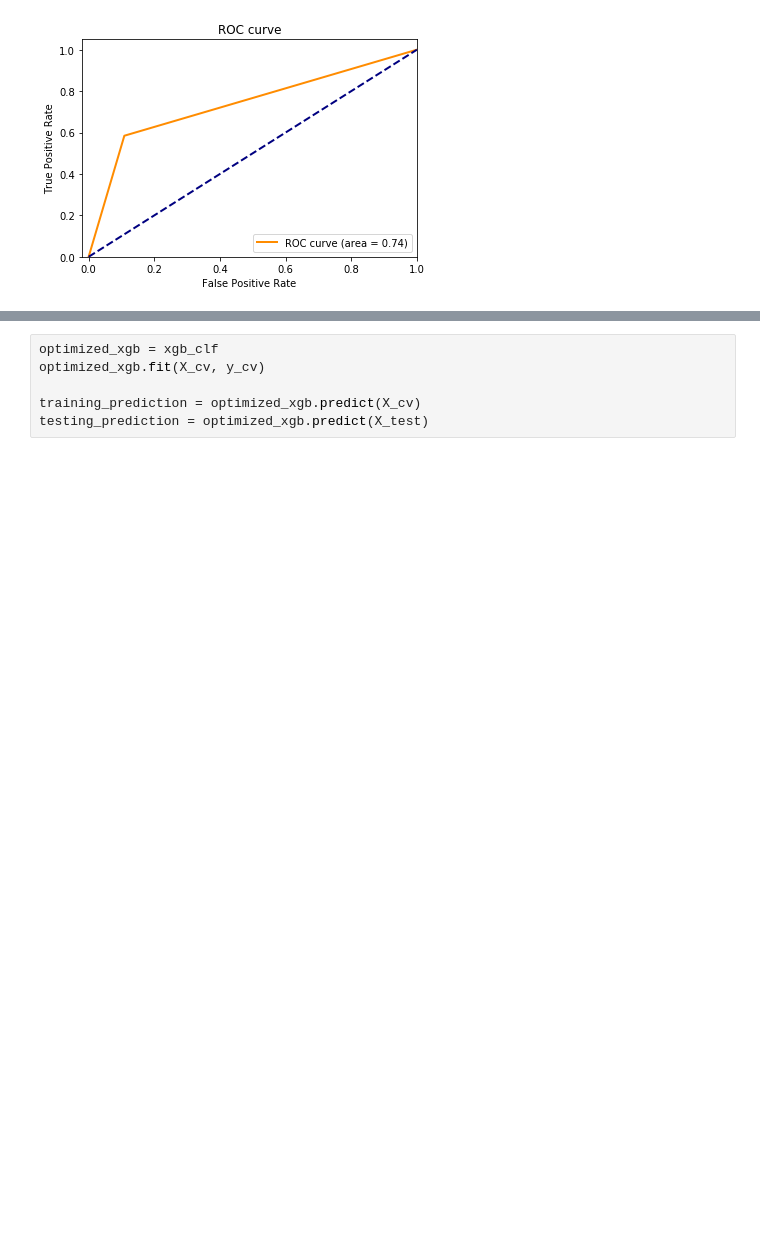
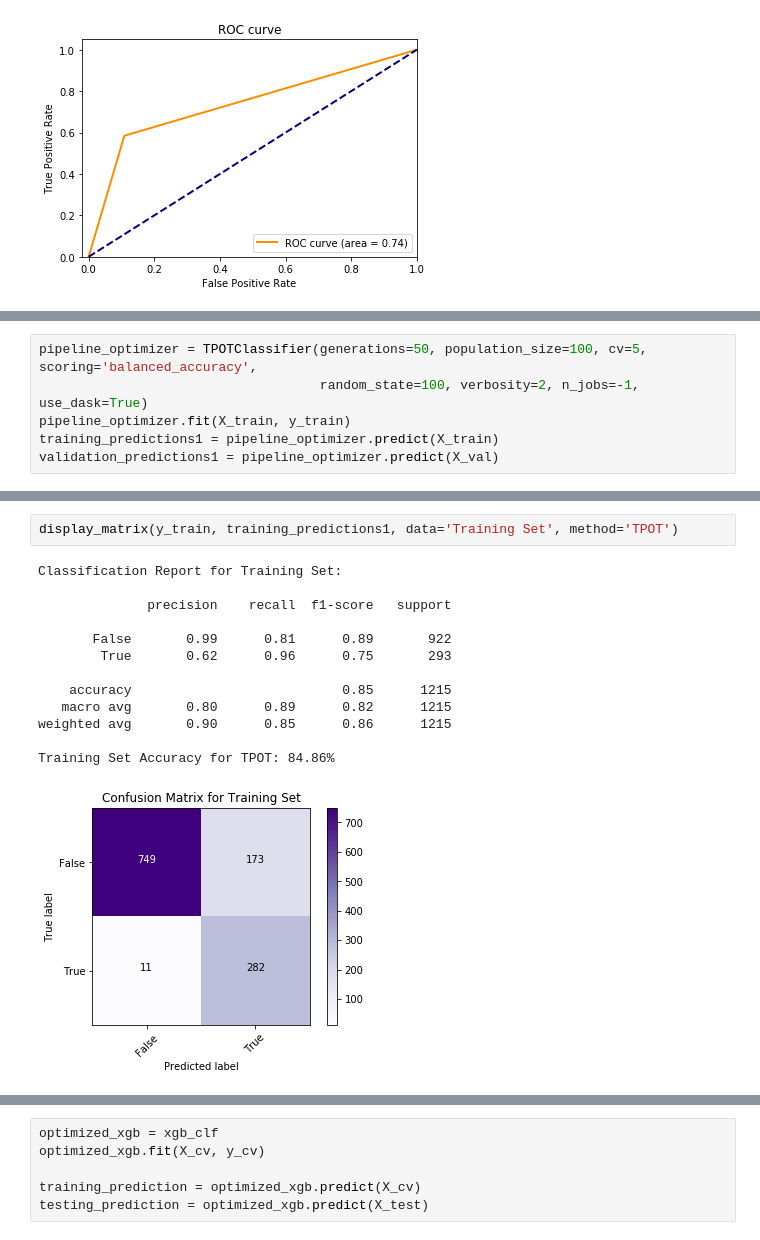
Before and after one commit to thomsu/Box_Office_Success, a Jupyter notebook: Box Office Success Classification.ipynb, the cells around one changed output, grey strips where cells are left out. Drawn from its saved outputs; the diff is of its cells as text; blank space fills up the shorter version.

```diff
--- a/Box Office Success Classification.ipynb
+++ b/Box Office Success Classification.ipynb
@@ -1247,0 +1270,6 @@ Similar results here as XGboost with GridSearchCV. Let's rebuild the original XG
+# %%
+pipeline_optimizer = TPOTClassifier(generations=50, population_size=100, cv=5, scoring='balanced_accuracy',
+                                    random_state=100, verbosity=2, n_jobs=-1, use_dask=True)
+pipeline_optimizer.fit(X_train, y_train)
+training_predictions1 = pipeline_optimizer.predict(X_train)
+validation_predictions1 = pipeline_optimizer.predict(X_val)
@@ -1247,0 +1295,16 @@ Similar results here as XGboost with GridSearchCV. Let's rebuild the original XG
+# %%
+display_matrix(y_train, training_predictions1, data='Training Set', method='TPOT')
+# %% [output]
+Classification Report for Training Set:
+
+              precision    recall  f1-score   support
+
+       False       0.99      0.81      0.89       922
+        True       0.62      0.96      0.75       293
+
+    accuracy                           0.85      1215
+   macro avg       0.80      0.89      0.82      1215
+weighted avg       0.90      0.85      0.86      1215
+
+Training Set Accuracy for TPOT: 84.86%
+[figure, added]
```
Also changed, not shown: parts of 19 cells of this notebook, 7 other files.
